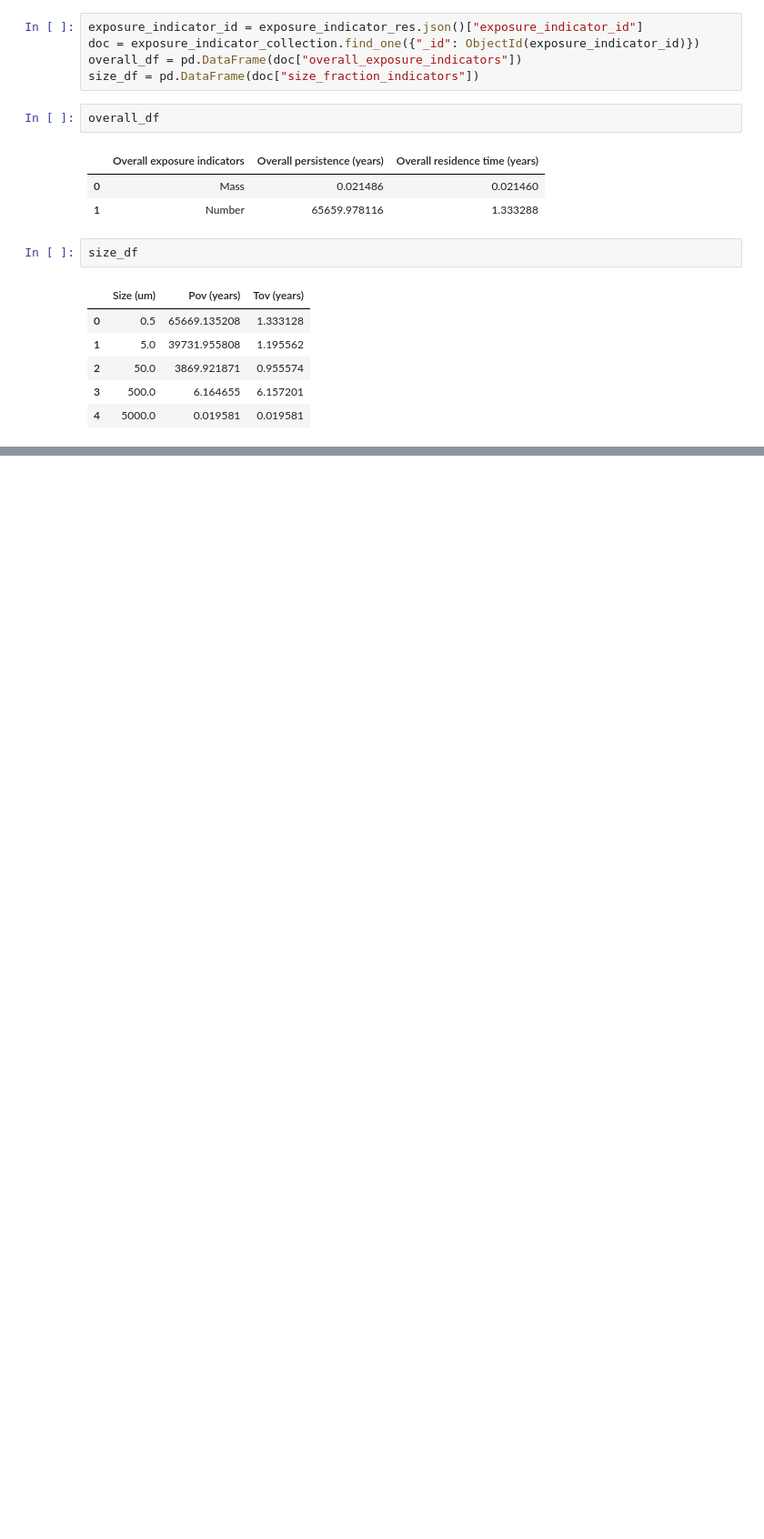
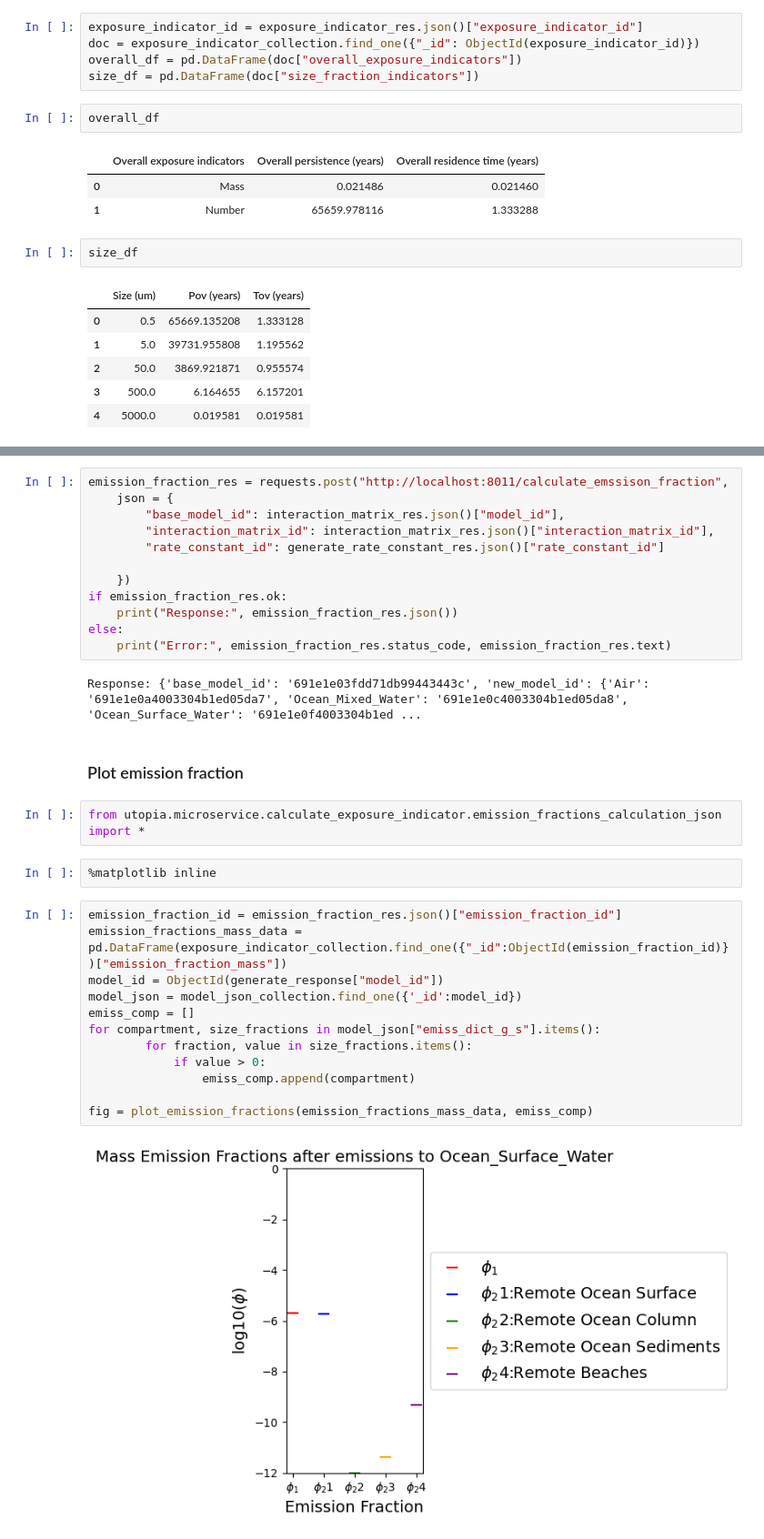
Before and after one commit to Qianhui-Lin/utopia_package, a Jupyter notebook: docs/microservice_orchestrator_restored.ipynb, the cells around one changed output, grey strips where cells are left out. Shown at 91% size. Cells and saved outputs as stored; diff of their text form; blank space fills up the shorter version.

Commit message:
added emission fraction calculation

```diff
--- a/docs/microservice_orchestrator_restored.ipynb
+++ b/docs/microservice_orchestrator_restored.ipynb
@@ -651,0 +704,34 @@ size_df
+# %%
+emission_fraction_res = requests.post("http://localhost:8011/calculate_emssison_fraction",
+    json = {
+        "base_model_id": interaction_matrix_res.json()["model_id"],
+        "interaction_matrix_id": interaction_matrix_res.json()["interaction_matrix_id"],
+        "rate_constant_id": generate_rate_constant_res.json()["rate_constant_id"]
+
+    })
+if emission_fraction_res.ok:
+    print("Response:", emission_fraction_res.json())
+else:
+    print("Error:", emission_fraction_res.status_code, emission_fraction_res.text)
+# %% [output]
+Response: {'base_model_id': '691e1e03fdd71db99443443c', 'new_model_id': {'Air': '691e1e0a4003304b1ed05da7', 'Ocean_Mixed_Water': '691e1e0c4003304b1ed05da8', 'Ocean_Surface_Water': '691e1e0f4003304b1ed ...
+# %% [markdown]
+### Plot emission fraction
+# %%
+from utopia.microservice.calculate_exposure_indicator.emission_fractions_calculation_json import *
+# %%
+%matplotlib inline
+# %%
+emission_fraction_id = emission_fraction_res.json()["emission_fraction_id"]
+emission_fractions_mass_data = pd.DataFrame(exposure_indicator_collection.find_one({"_id":ObjectId(emission_fraction_id)})["emission_fraction_mass"])
+model_id = ObjectId(generate_response["model_id"])
+model_json = model_json_collection.find_one({'_id':model_id})
+emiss_comp = []
+for compartment, size_fractions in model_json["emiss_dict_g_s"].items():
+        for fraction, value in size_fractions.items():
+            if value > 0:
+                emiss_comp.append(compartment)
+
+fig = plot_emission_fractions(emission_fractions_mass_data, emiss_comp)
+# %% [output]
+[figure, added]
```
Also changed, not shown: parts of 25 cells of this notebook, 2 other files.
